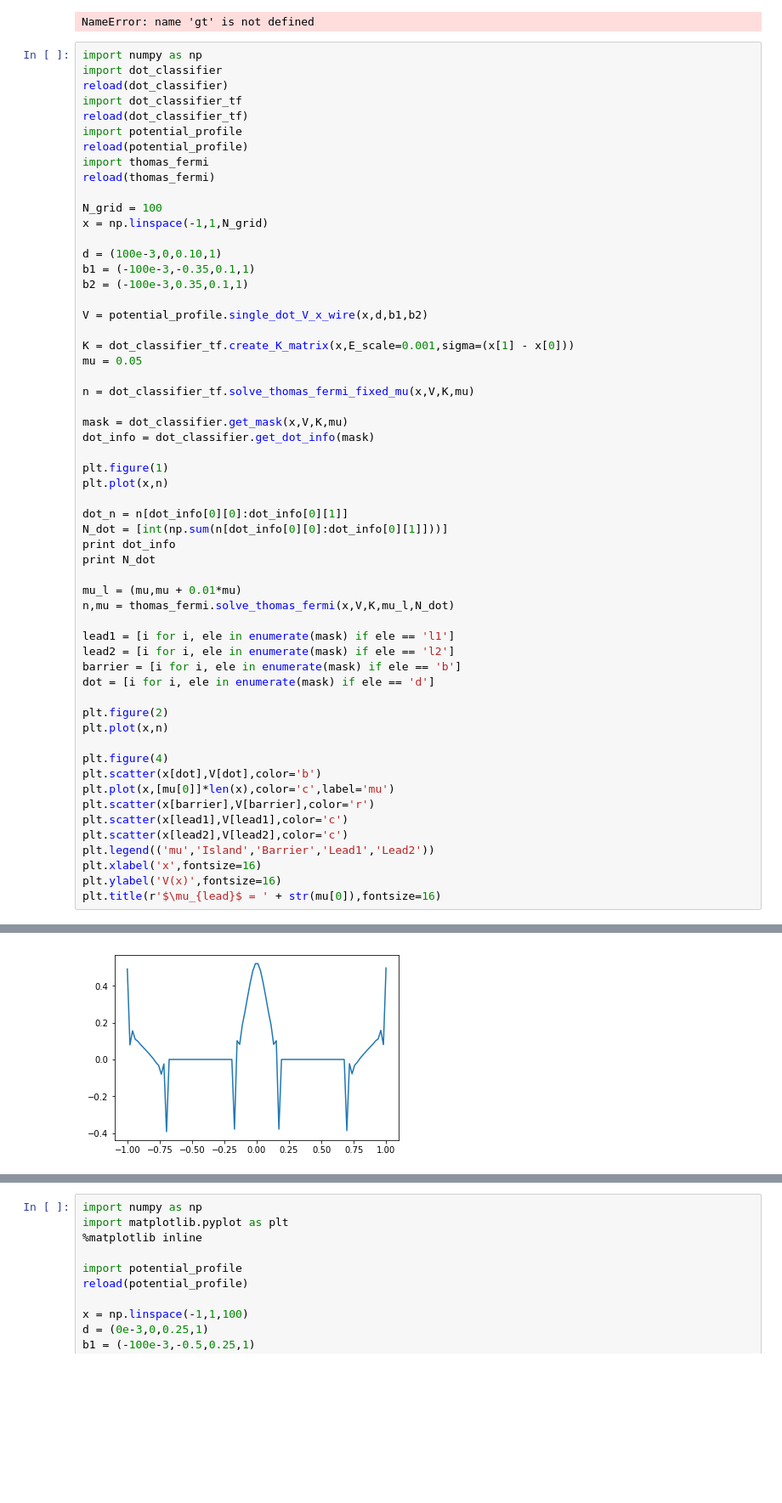
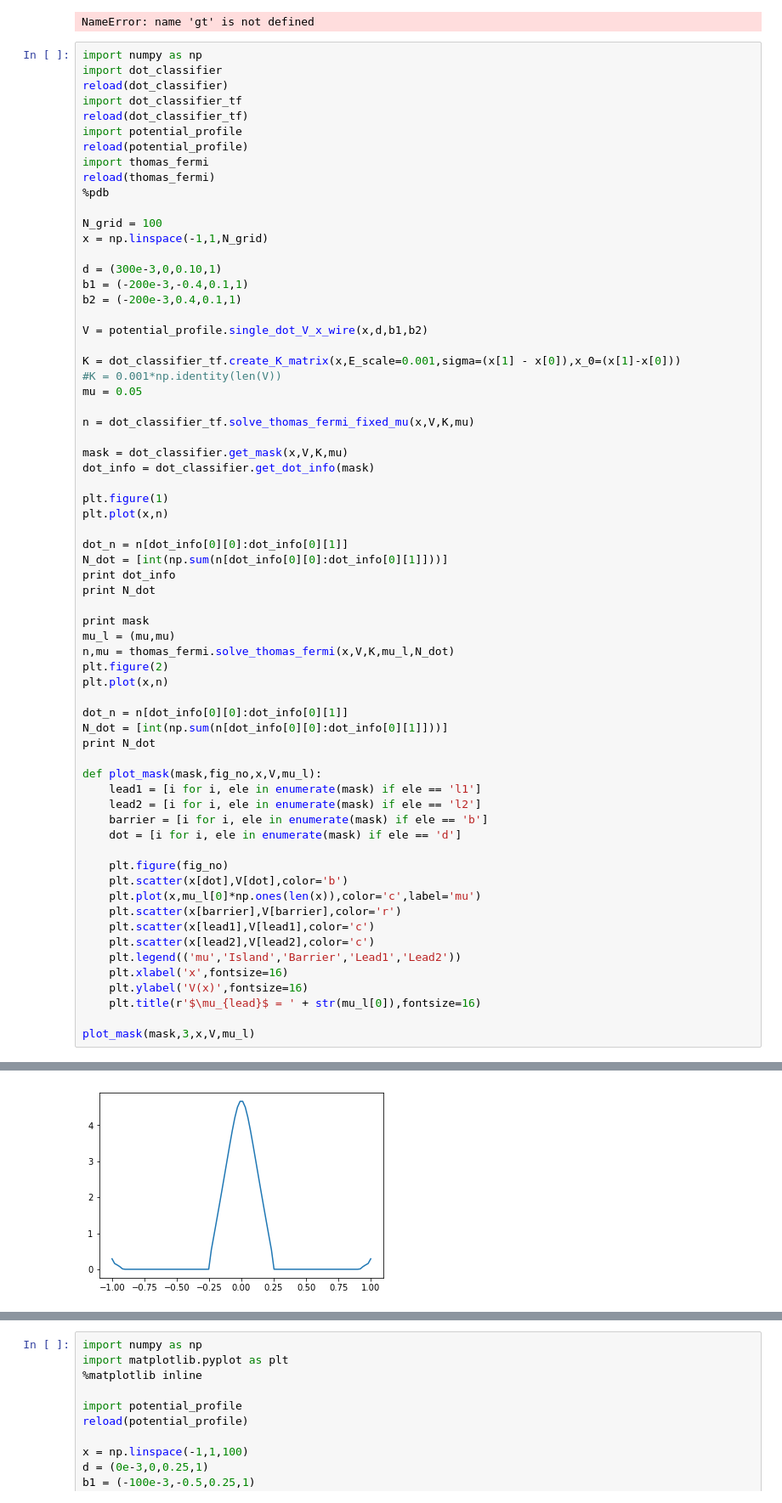
Before and after one commit to Quantumgame/quantum-ml, a Jupyter notebook: ndot/lib/playground.ipynb, the cells around one changed output, grey strips where cells are left out. Shown: that part at 85% size. Cells and saved outputs as stored; diff of their text form; blank space fills up the shorter version.

```diff
--- a/ndot/lib/playground.ipynb
+++ b/ndot/lib/playground.ipynb
@@ -45,17 +45,19 @@ import potential_profile
 reload(potential_profile)
 import thomas_fermi
 reload(thomas_fermi)
+%pdb
 
 N_grid = 100
 x = np.linspace(-1,1,N_grid)
 
-d = (100e-3,0,0.10,1)
-b1 = (-100e-3,-0.35,0.1,1)
-b2 = (-100e-3,0.35,0.1,1)
+d = (300e-3,0,0.10,1)
+b1 = (-200e-3,-0.4,0.1,1)
+b2 = (-200e-3,0.4,0.1,1)
 
 V = potential_profile.single_dot_V_x_wire(x,d,b1,b2)
 
-K = dot_classifier_tf.create_K_matrix(x,E_scale=0.001,sigma=(x[1] - x[0]))
+K = dot_classifier_tf.create_K_matrix(x,E_scale=0.001,sigma=(x[1] - x[0]),x_0=(x[1]-x[0]))
+#K = 0.001*np.identity(len(V))
 mu = 0.05
 
 n = dot_classifier_tf.solve_thomas_fermi_fixed_mu(x,V,K,mu)
@@ -71,25 +73,32 @@ N_dot = [int(np.sum(n[dot_info[0][0]:dot_info[0][1]]))]
 print dot_info
 print N_dot
 
-mu_l = (mu,mu + 0.01*mu)
+print mask
+mu_l = (mu,mu)
 n,mu = thomas_fermi.solve_thomas_fermi(x,V,K,mu_l,N_dot)
-
-lead1 = [i for i, ele in enumerate(mask) if ele == 'l1']
-lead2 = [i for i, ele in enumerate(mask) if ele == 'l2']
-barrier = [i for i, ele in enumerate(mask) if ele == 'b']
-dot = [i for i, ele in enumerate(mask) if ele == 'd']
-
 plt.figure(2)
 plt.plot(x,n)
 
-plt.figure(4)
-plt.scatter(x[dot],V[dot],color='b')
-plt.plot(x,[mu[0]]*len(x),color='c',label='mu')
-plt.scatter(x[barrier],V[barrier],color='r')
-plt.scatter(x[lead1],V[lead1],color='c')
-plt.scatter(x[lead2],V[lead2],color='c')
-plt.legend(('mu','Island','Barrier','Lead1','Lead2'))
-plt.xlabel('x',fontsize=16)
-plt.ylabel('V(x)',fontsize=16)
-plt.title(r'$\mu_{lead}$ = ' + str(mu[0]),fontsize=16)
+dot_n = n[dot_info[0][0]:dot_info[0][1]]
+N_dot = [int(np.sum(n[dot_info[0][0]:dot_info[0][1]]))]
+print N_dot
+
+def plot_mask(mask,fig_no,x,V,mu_l):
+    lead1 = [i for i, ele in enumerate(mask) if ele == 'l1']
+    lead2 = [i for i, ele in enumerate(mask) if ele == 'l2']
+    barrier = [i for i, ele in enumerate(mask) if ele == 'b']
+    dot = [i for i, ele in enumerate(mask) if ele == 'd']
+
+    plt.figure(fig_no)
+    plt.scatter(x[dot],V[dot],color='b')
+    plt.plot(x,mu_l[0]*np.ones(len(x)),color='c',label='mu')
+    plt.scatter(x[barrier],V[barrier],color='r')
+    plt.scatter(x[lead1],V[lead1],color='c')
+    plt.scatter(x[lead2],V[lead2],color='c')
+    plt.legend(('mu','Island','Barrier','Lead1','Lead2'))
+    plt.xlabel('x',fontsize=16)
+    plt.ylabel('V(x)',fontsize=16)
+    plt.title(r'$\mu_{lead}$ = ' + str(mu_l[0]),fontsize=16)
+
+plot_mask(mask,3,x,V,mu_l)
 # %% [output]
@@ -100 +111 @@ plt.title(r'$\mu_{lead}$ = ' + str(mu[0]),fontsize=16)
-[figure, old version]
+[figure, new version]
```
Also changed, not shown: parts of 12 cells of this notebook, 7 other files.
